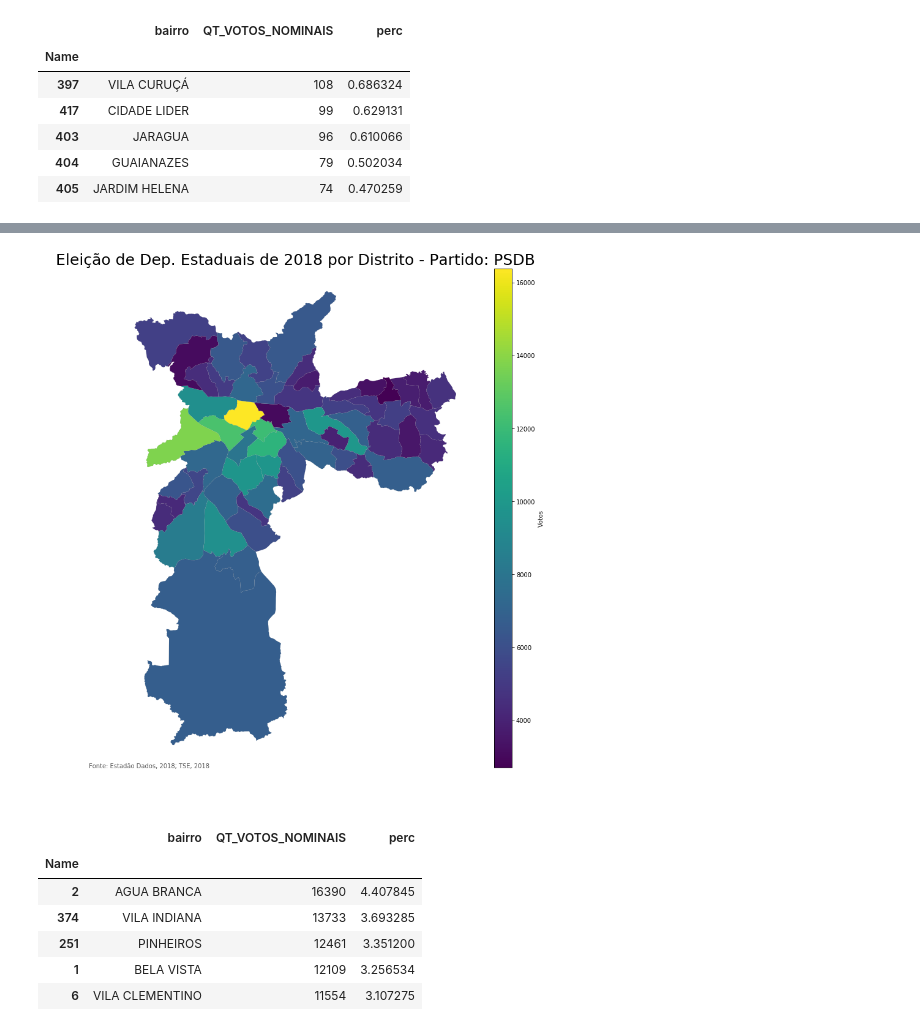
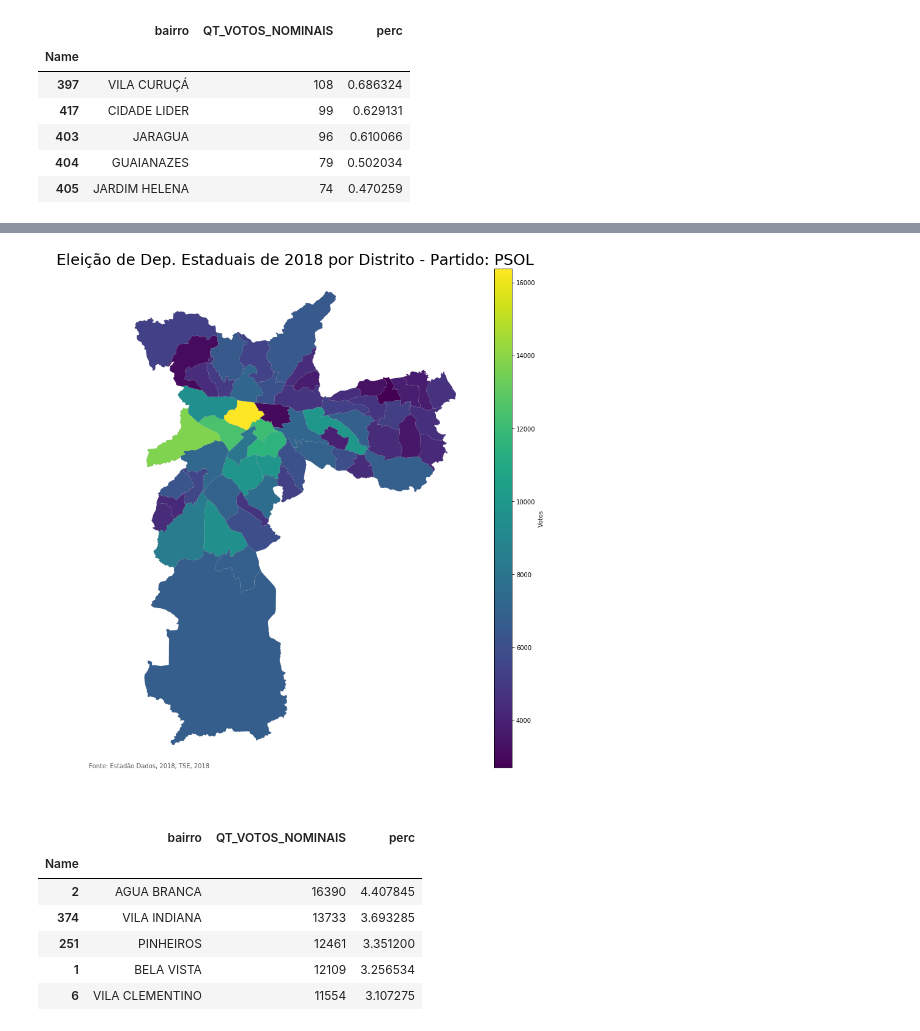
Before and after one commit to gchinellato/Mapa-SP-Eleicao-2018, a Jupyter notebook: Mapa-SP-Eleição-2018-Distrito.ipynb, the cells around one changed output, grey strips where cells are left out. Drawn from its saved outputs; the diff is of its cells as text; code cells hidden in the pictures.

```diff
--- a/Mapa-SP-Eleição-2018-Distrito.ipynb
+++ b/Mapa-SP-Eleição-2018-Distrito.ipynb
@@ -171,24 +171,24 @@ df_mapa_part.head()
 # %%
 from mpl_toolkits.axes_grid1 import make_axes_locatable
 
 fig, ax = plt.subplots(1, figsize=(15,15))
 
 divider = make_axes_locatable(ax)
 cax = divider.append_axes("right", size="5%", pad=0.5)
 
 ax = df_mapa_part.plot(column='QT_VOTOS_NOMINAIS', legend=True,
                        legend_kwds={'label': 'Votos', 'orientation': 'vertical'},
                        linewidth=0.1, ax=ax, cax=cax, edgecolor='grey')
 
 ax.set_axis_off()
-ax.set_title('Eleição de Dep. Estaduais de 2018 por Distrito - Partido: ' + df_mapa_cand['SG_PARTIDO'][1], fontdict={'fontsize':'25', 'fontweight':'3'})
+ax.set_title('Eleição de Dep. Estaduais de 2018 por Distrito - Partido: ' + df_mapa_part['SG_PARTIDO'][1], fontdict={'fontsize':'25', 'fontweight':'3'})
 ax.annotate('Fonte: Estadão Dados, 2018; TSE, 2018', xy=(0.1,0.08),
             xycoords='figure fraction', horizontalalignment='left', verticalalignment='top', fontsize=10, color='#555555')
 
 plt.show()
 #fig.savefig('sp-distrito-partido.png')
 # %% [output]
-[figure, old version]
+[figure, new version]
 # %%
 ranking = df_mapa_part[['bairro','QT_VOTOS_NOMINAIS']].sort_values('QT_VOTOS_NOMINAIS', ascending=False)
 ranking['perc'] = ranking['QT_VOTOS_NOMINAIS'] / ranking['QT_VOTOS_NOMINAIS'].sum() * 100
```
Also changed, not shown: 1 other file.
